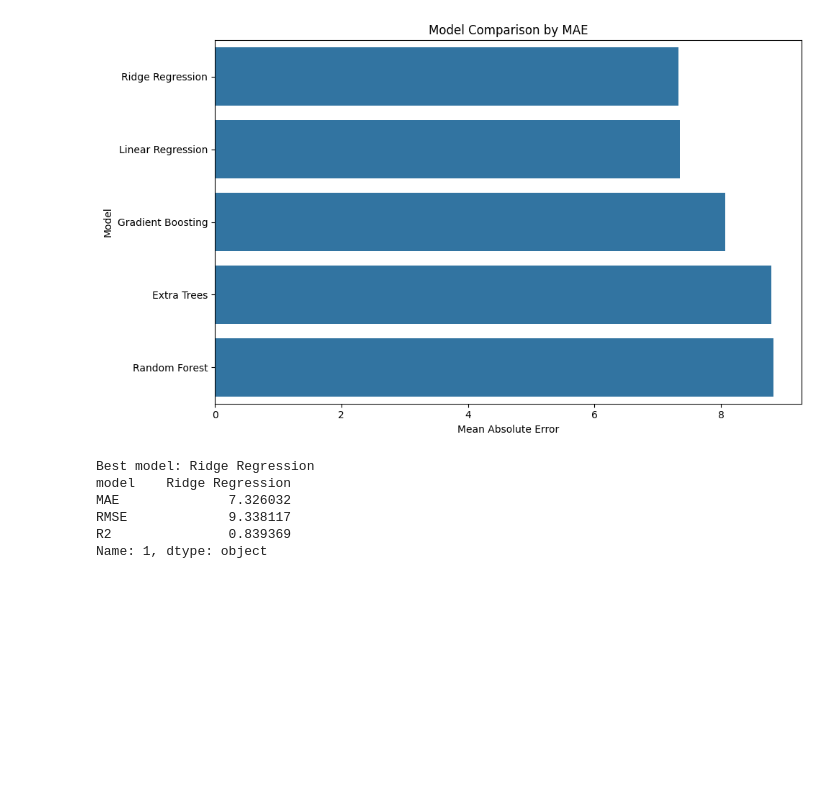
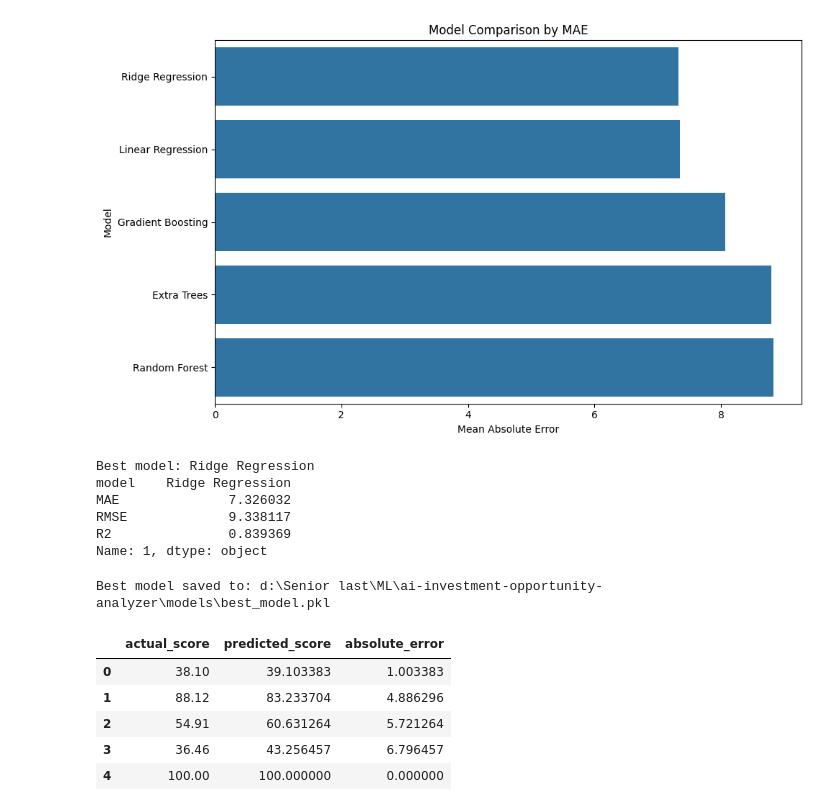
Before and after one commit to Azoqoz/ai-investment-opportunity-analyzer, a Jupyter notebook: notebooks/04_model_training_comparison.ipynb, the cells around one changed output. Drawn from its saved outputs; the diff is of its cells as text; code cells hidden in the pictures; blank space fills up the shorter version.

```diff
--- a/notebooks/04_model_training_comparison.ipynb
+++ b/notebooks/04_model_training_comparison.ipynb
@@ -156,3 +156,36 @@ MAE              7.326032
 RMSE             9.338117
 R2               0.839369
 Name: 1, dtype: object
+# %%
+# Save best model
+
+best_model_file = MODELS_PATH / "best_model.pkl"
+
+joblib.dump(best_model, best_model_file)
+
+print(f"Best model saved to: {best_model_file}")
+# %% [output]
+Best model saved to: d:\Senior last\ML\ai-investment-opportunity-analyzer\models\best_model.pkl
+# %%
+# Generate predictions using the best model
+
+y_pred = best_model.predict(X_test)
+
+predictions_df = pd.DataFrame({
+    "actual_score": y_test,
+    "predicted_score": y_pred
+})
+
+predictions_df["predicted_score"] = predictions_df["predicted_score"].clip(0, 100)
+predictions_df["absolute_error"] = abs(
+    predictions_df["actual_score"] - predictions_df["predicted_score"]
+)
+
+predictions_df.head()
+# %% [output]
+|  | actual_score | predicted_score | absolute_error |
+| 0 | 38.10 | 39.103383 | 1.003383 |
+| 1 | 88.12 | 83.233704 | 4.886296 |
+| 2 | 54.91 | 60.631264 | 5.721264 |
+| 3 | 36.46 | 43.256457 | 6.796457 |
+| 4 | 100.00 | 100.000000 | 0.000000 |
```
Also changed, not shown: parts of 5 cells of this notebook, 4 other files.
